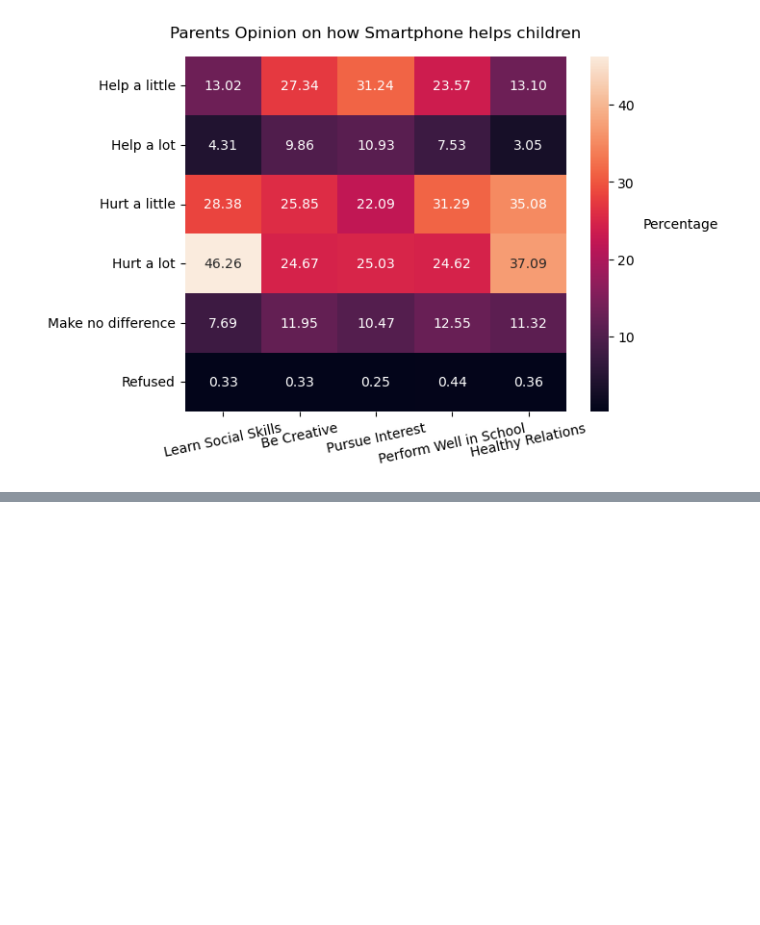
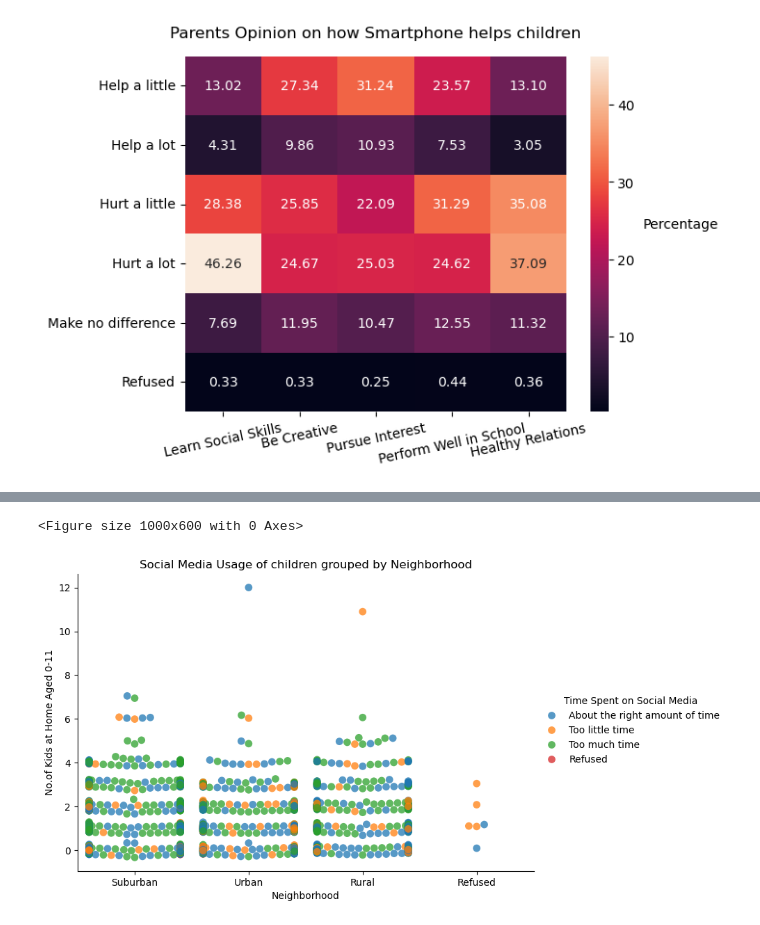
Before and after one commit to tyz-sd/Parenting-children-in-the-age-of-screens, a Jupyter notebook: Initial_visualizations.ipynb, the cells around one changed output, grey strips where cells are left out. Drawn from its saved outputs; the diff is of its cells as text; code cells hidden in the pictures; blank space fills up the shorter version.

```diff
--- a/Initial_visualizations.ipynb
+++ b/Initial_visualizations.ipynb
@@ -441,0 +412,44 @@ Name: proportion, dtype: float64
+# %%
+data['No_of_kids_at_home_0_11_jittered'] = data['No_of_kids_at_home_0_11'] + np.random.normal(0, 0.1, size=len(data))
+
+# Add some jitter to the 'No_of_kids_at_home_above_12' values as well
+data['No_of_kids_at_home_above_12_jittered'] = data['No_of_kids_at_home_above_12'] + np.random.normal(0, 0.1, size=len(data))
+
+# Define marker styles for different 'TS_on_socialmedia' categories
+markers = {
+    'Too much time': 'X',
+    'About the right amount of time': 'o',
+    'Too little time': 's',
+    'Refused': 'd'
+}
+
+# Create a scatter plot
+plt.figure(figsize=(10, 6))
+g=sns.catplot(
+    data=data,
+    x='P_neighborhood',  # Neighborhoods will be on the x-axis
+    y='No_of_kids_at_home_0_11_jittered',  # Use jittered values for y-axis
+    hue='TS_on_socialmedia',
+    #palette='coolwarm',  # Color palette for older kids
+    s=60,  # Uniform size for all markers
+    alpha=0.75 , # Semi-transparency for markers
+    kind='swarm',
+    aspect=1.5
+)
+#hue='No_of_kids_at_home_above_12',  # Use a color gradient for the number of older kids
+# Add a legend outside the plot
+#plt.legend(bbox_to_anchor=(1.05, 1), loc='upper left', borderaxespad=0., title='Time Spent on Social Media')
+#style='TS_on_socialmedia',  # Use different markers for social media time categories
+#markers=markers,  # Set marker styles
+g._legend.set(title='Time Spent on Social Media',loc='center right')
+# Add titles and labels
+plt.title('Social Media Usage of children grouped by Neighborhood')
+plt.xlabel('Neighborhood')
+plt.ylabel('No.of Kids at Home Aged 0-11')
+
+# Show the plot
+#plt.tight_layout()
+plt.show()
+# %% [output]
+<Figure size 1000x600 with 0 Axes>
+[figure, added]
```
Also changed, not shown: parts of 20 cells of this notebook, 1 other file.
